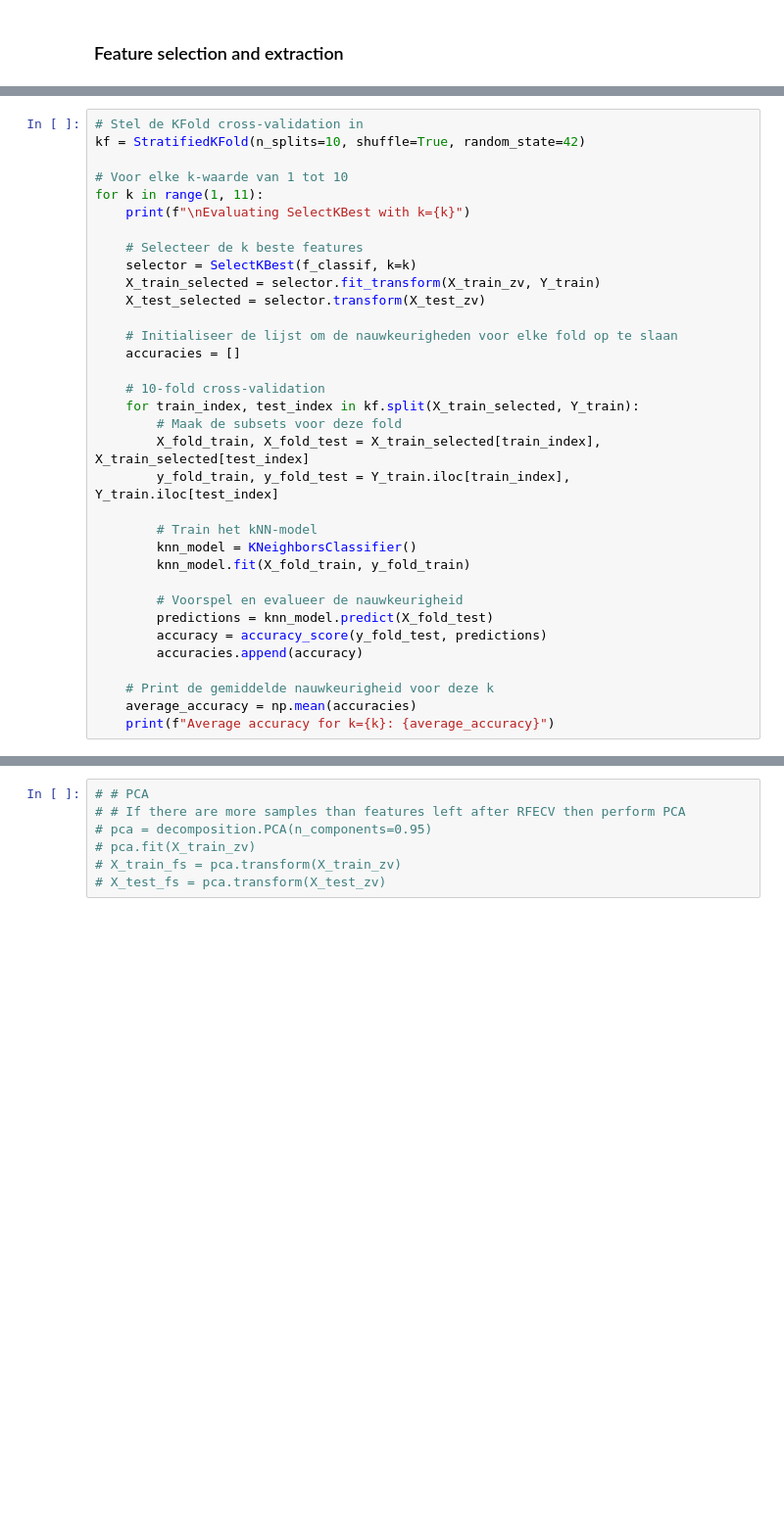
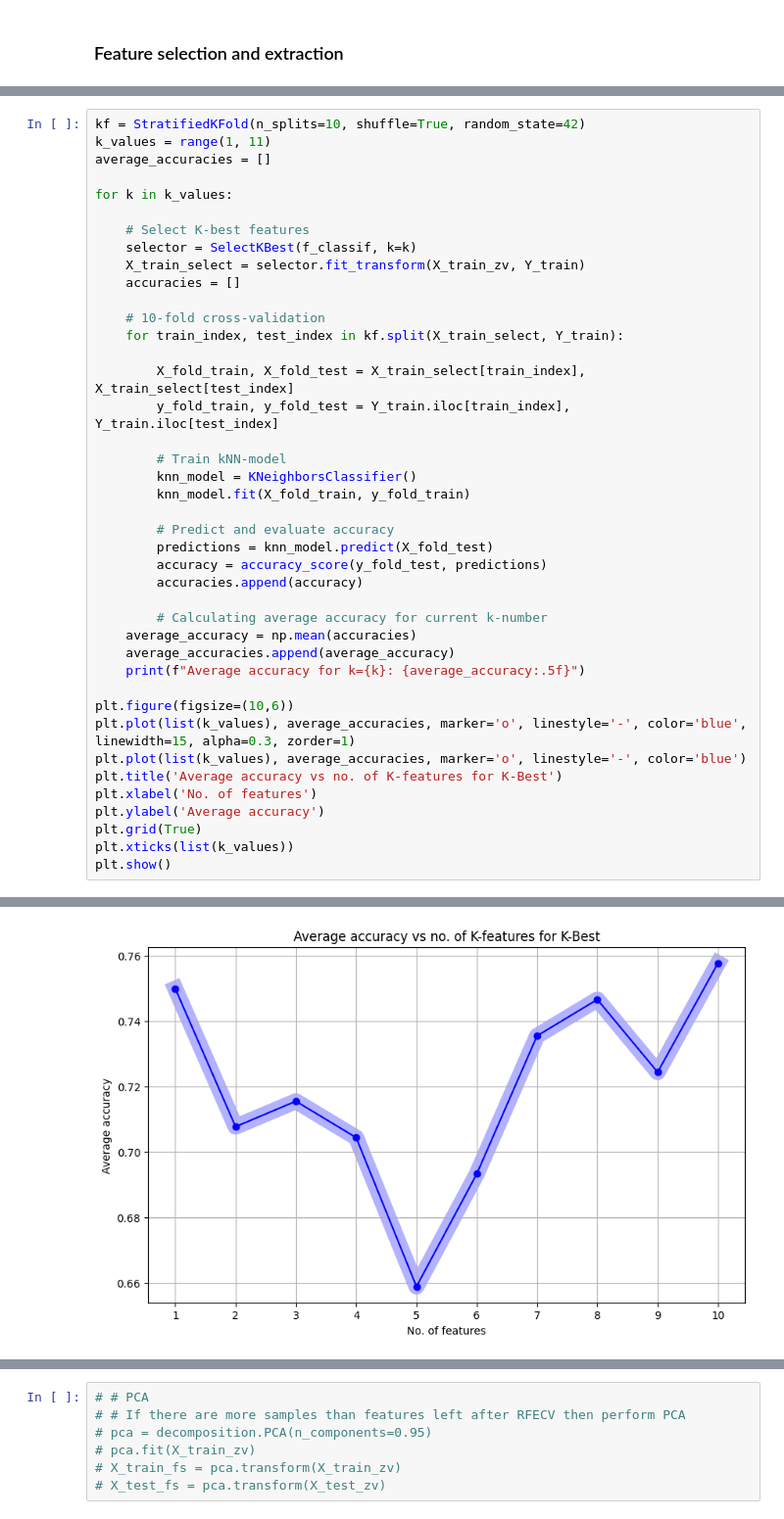
Before and after one commit to AnoukBloemen/TM10007_ML_Project, a Jupyter notebook: assignment.ipynb, the cells around one changed output, grey strips where cells are left out. Shown: that part at 98% size. Drawn from its saved outputs; the diff is of its cells as text; blank space fills up the shorter version.

Commit message:
Adjustments to code until PCA. Visualization of K-Best and PCA

```diff
--- a/assignment.ipynb
+++ b/assignment.ipynb
@@ -198,37 +192,44 @@ print(f'Amount of features after removing features with zero variance: {X_train_
 Amount of features with zero variance: 19
 Amount of features after removing features with zero variance: 474
 # %%
-# Stel de KFold cross-validation in
 kf = StratifiedKFold(n_splits=10, shuffle=True, random_state=42)
+k_values = range(1, 11)
+average_accuracies = []
 
-# Voor elke k-waarde van 1 tot 10
-for k in range(1, 11):
-    print(f"\nEvaluating SelectKBest with k={k}")
+for k in k_values:
 
-    # Selecteer de k beste features
+    # Select K-best features
     selector = SelectKBest(f_classif, k=k)
-    X_train_selected = selector.fit_transform(X_train_zv, Y_train)
-    X_test_selected = selector.transform(X_test_zv)
-
-    # Initialiseer de lijst om de nauwkeurigheden voor elke fold op te slaan
+    X_train_select = selector.fit_transform(X_train_zv, Y_train)
     accuracies = []
 
     # 10-fold cross-validation
-    for train_index, test_index in kf.split(X_train_selected, Y_train):
-        # Maak de subsets voor deze fold
-        X_fold_train, X_fold_test = X_train_selected[train_index], X_train_selected[test_index]
+    for train_index, test_index in kf.split(X_train_select, Y_train):
+
+        X_fold_train, X_fold_test = X_train_select[train_index], X_train_select[test_index]
         y_fold_train, y_fold_test = Y_train.iloc[train_index], Y_train.iloc[test_index]
 
-        # Train het kNN-model
+        # Train kNN-model
         knn_model = KNeighborsClassifier()
         knn_model.fit(X_fold_train, y_fold_train)
 
-        # Voorspel en evalueer de nauwkeurigheid
+        # Predict and evaluate accuracy
         predictions = knn_model.predict(X_fold_test)
         accuracy = accuracy_score(y_fold_test, predictions)
         accuracies.append(accuracy)
 
-    # Print de gemiddelde nauwkeurigheid voor deze k
+        # Calculating average accuracy for current k-number
     average_accuracy = np.mean(accuracies)
-    print(f"Average accuracy for k={k}: {average_accuracy}")
+    average_accuracies.append(average_accuracy)
+    print(f"Average accuracy for k={k}: {average_accuracy:.5f}")
+
+plt.figure(figsize=(10,6))
+plt.plot(list(k_values), average_accuracies, marker='o', linestyle='-', color='blue', linewidth=15, alpha=0.3, zorder=1)
+plt.plot(list(k_values), average_accuracies, marker='o', linestyle='-', color='blue')
+plt.title('Average accuracy vs no. of K-features for K-Best')
+plt.xlabel('No. of features')
+plt.ylabel('Average accuracy')
+plt.grid(True)
+plt.xticks(list(k_values))
+plt.show()
 # %% [output]
@@ -252 +246,2 @@ Average accuracy for k=10: 0.6622222222222222
+[figure, added]
 # %%
```
Also changed, not shown: parts of 18 cells of this notebook.
